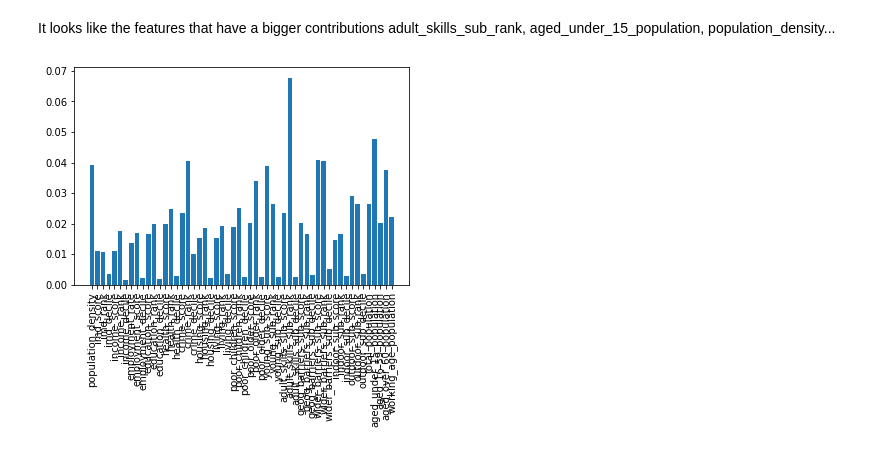
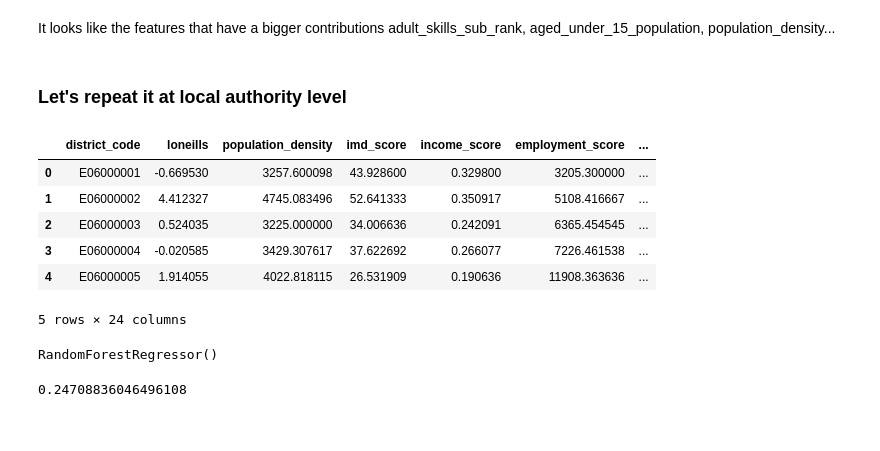
Before and after one commit to TamsinHu/Loneliness_study, a Jupyter notebook: random_forest.ipynb, the cells around one changed output. Cells and saved outputs as stored; diff of their text form; code cells hidden in the pictures.

Commit message:
Performed RF at local authority level and per condition

```diff
--- a/random_forest.ipynb
+++ b/random_forest.ipynb
@@ -10,7 +10,7 @@ import matplotlib.pyplot as plt
 data = pd.read_csv('england/with_density_no_outliers.csv')
 
 # remove thousands separator (eg. 1,000)
-data['population_density'] = data['population_density'].str.replace(',', '')
+data['population_density'] = data['population_density'].str.replace(',', '').astype('float32')
 # %%
 data.head()
 # %% [output]
@@ -74,7 +86,30 @@ feature_importance
 # %% [markdown]
 It looks like the features that have a bigger contributions adult_skills_sub_rank, aged_under_15_population, population_density...
-# %%
-plt.bar(range(len(importance)),importance)
-plt.xticks(range(len(importance)), features, rotation=90);
-# %% [output]
-[figure, removed]
+# %% [markdown]
+### Let's repeat it at local authority level
+# %%
+agg_cols = {}
+
+#include only scores. Deciles are poorly predictive as shown before (and as expected)
+to_include = [x for x in list(data.columns) if x.endswith('_score')]
+
+for key in ['loneills', 'population_density'] + to_include:
+    agg_cols[key] = 'mean'
+
+for key in ['aged_under_15_population', 'aged_16-59_population', 'aged_over_60_population', 'total_population']:
+    agg_cols[key] = 'sum'
+
+for key in ['district_name']:
+    agg_cols[key] = 'first'
+
+la_loneliness= data.groupby(['district_code'], as_index=False).agg(agg_cols)
+# %%
+la_loneliness.head()
+# %% [output]
+|  | district_code | loneills | population_density | imd_score | income_score | employment_score | ... |
+| 0 | E06000001 | -0.669530 | 3257.600098 | 43.928600 | 0.329800 | 3205.300000 | ... |
+| 1 | E06000002 | 4.412327 | 4745.083496 | 52.641333 | 0.350917 | 5108.416667 | ... |
+| 2 | E06000003 | 0.524035 | 3225.000000 | 34.006636 | 0.242091 | 6365.454545 | ... |
+| 3 | E06000004 | -0.020585 | 3429.307617 | 37.622692 | 0.266077 | 7226.461538 | ... |
+| 4 | E06000005 | 1.914055 | 4022.818115 | 26.531909 | 0.190636 | 11908.363636 | ... |
+5 rows × 24 columns
@@ -80,0 +120,8 @@ plt.xticks(range(len(importance)), features, rotation=90);
+# %%
+la_model.fit(x_train, y_train)
+# %% [output]
+RandomForestRegressor()
+# %%
+la_model.score(x_test, y_test)
+# %% [output]
+0.24708836046496108
```
Also changed, not shown: parts of 20 cells of this notebook.
